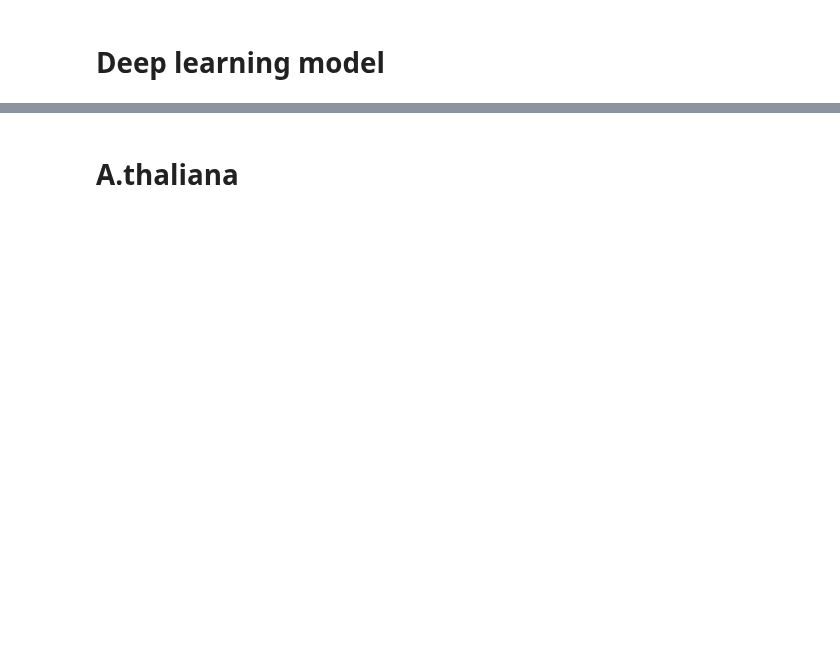
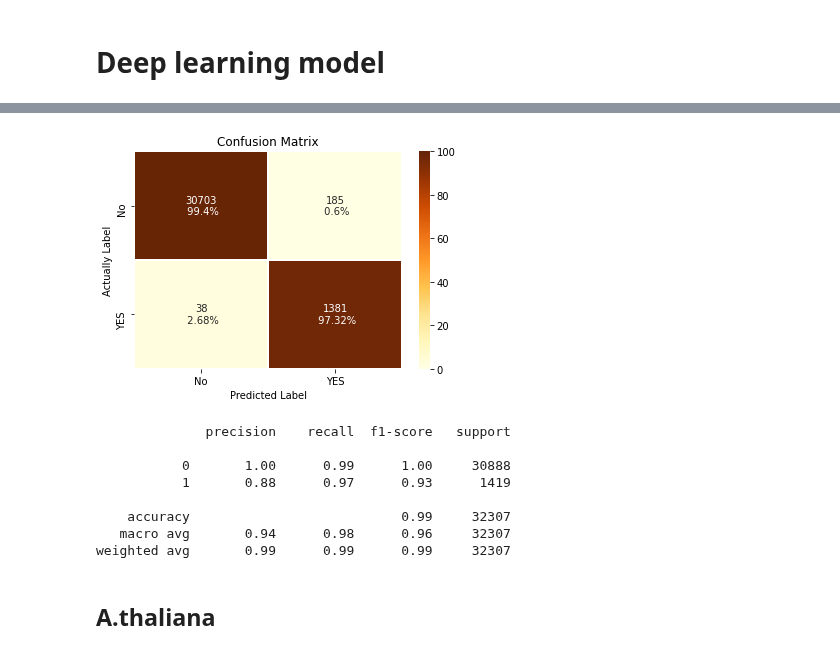
Before and after one commit to Ilia-Abolhasani/amir-p3, a Jupyter notebook: ipynb files/Classification.ipynb, the cells around one changed output, grey strips where cells are left out. Cells and saved outputs as stored; diff of their text form; code cells hidden in the pictures; blank space fills up the shorter version.

```diff
--- a/ipynb files/Classification.ipynb
+++ b/ipynb files/Classification.ipynb
@@ -245,15 +285,18 @@ for train_ix, test_ix in kfold.split(X_pca):
 # %% [markdown]
 # Deep learning model
 # %%
-print(X_train.shape[1])
-model = Sequential()
-model.add(Input(shape=(X_train.shape[1],)))
-model.add(Dense(256, activation='relu'))
-model.add(Dropout(0.5))
-model.add(Dense(128, activation='relu'))
-model.add(Dropout(0.5))
-model.add(Dense(64, activation='relu'))
-model.add(Dropout(0.5))
-model.add(Dense(4, activation='relu'))
-model.add(Dense(2, activation='softmax'))
-print(model.summary())
+def get_model(show=False):
+    print(X_train.shape[1])
+    model = Sequential()
+    model.add(Input(shape=(X_train.shape[1],)))
+    model.add(Dense(256, activation='relu'))
+    model.add(Dropout(0.33))
+    model.add(Dense(128, activation='relu'))
+    model.add(Dropout(0.33))
+    model.add(Dense(64, activation='relu'))
+    model.add(Dropout(0.33))
+    model.add(Dense(16, activation='relu'))
+    model.add(Dense(2, activation='softmax'))
+    if(show):
+        print(model.summary())
+    return model
@@ -342,0 +353,6 @@ plt.show()
+# %%
+def evaluation(plant):
+    y_true = np.argmax(data[plant]['target'], axis=1)
+    y_pred =  np.argmax(model.predict(data[plant]['feature']), axis=1)
+    confusion_matrix(y_true,y_pred,["No","YES"])
+    print(classification_report(y_true, y_pred))
@@ -361,0 +473,3 @@ weighted avg       0.99      0.99      0.99     32635
+# %%
+evaluation('O.sativa')
+# %% [output]
@@ -362,2 +477,11 @@ weighted avg       0.99      0.99      0.99     32635
+[figure, added]
+              precision    recall  f1-score   support
+
+           0       1.00      0.99      1.00     30888
+           1       0.88      0.97      0.93      1419
+
+    accuracy                           0.99     32307
+   macro avg       0.94      0.98      0.96     32307
+weighted avg       0.99      0.99      0.99     32307
 # %% [markdown]
-# A.thaliana
+## A.thaliana
```
Also changed, not shown: parts of 69 cells of this notebook, 1 other file.
